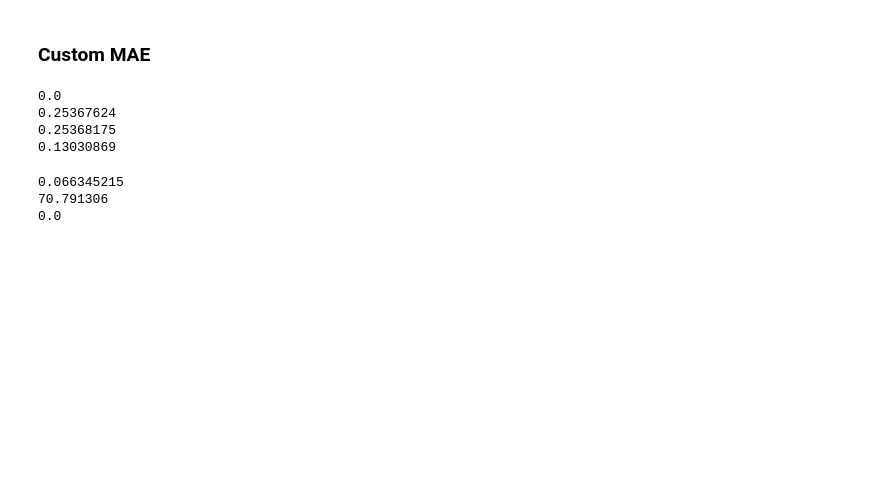
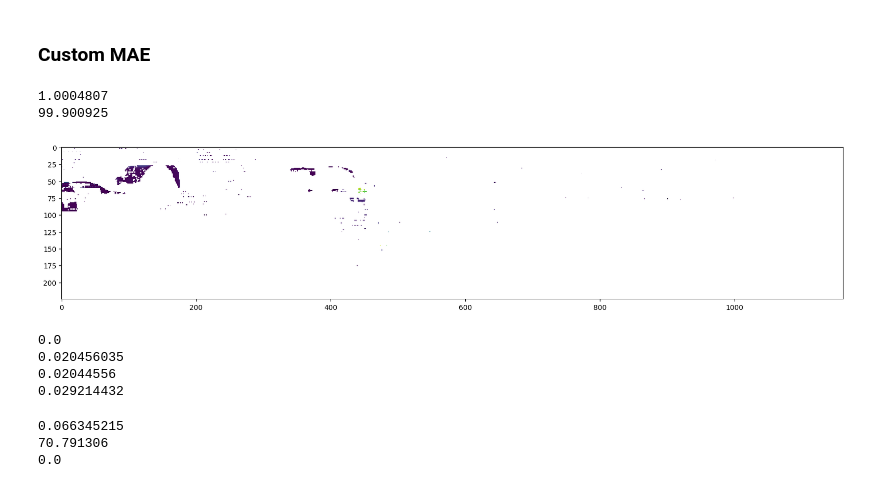
Before and after one commit to ayusufsirin/stereo_vision_starter, a Jupyter notebook: kitti_v6.ipynb, the cells around one changed output. Cells and saved outputs as stored; diff of their text form; code cells hidden in the pictures; blank space fills up the shorter version.

Commit message:
Error calculation successful refactor

```diff
--- a/kitti_v6.ipynb
+++ b/kitti_v6.ipynb
@@ -132,8 +149,10 @@ array([[ 7.533745e-03, -9.999714e-01, -6.166020e-04, -4.069766e-03],
 # %%
 index = 0
 
-left_image = cv2.cvtColor(cv2.imread(left_image_paths[index]), cv2.COLOR_BGR2RGB)
-right_image = cv2.cvtColor(cv2.imread(right_image_paths[index]), cv2.COLOR_BGR2RGB)
+left_image = cv2.cvtColor(cv2.imread(
+    left_image_paths[index]), cv2.COLOR_BGR2RGB)
+right_image = cv2.cvtColor(cv2.imread(
+    right_image_paths[index]), cv2.COLOR_BGR2RGB)
 # %%
 print(f"The shape of an image is: {left_image.shape}")
 # %% [output]
@@ -307,19 +332,21 @@ def uvz_to_depth_map(uvz, image_shape):
     u, v, z = uvz
     u, v = u.astype(np.int32), v.astype(np.int32)
 
-    valid_indices = (u >= 0) & (u < image_shape[1]) & (v >= 0) & (v < image_shape[0])
+    valid_indices = (u >= 0) & (u < image_shape[1]) & (
+        v >= 0) & (v < image_shape[0])
     u, v, z = u[valid_indices], v[valid_indices], z[valid_indices]
 
     depth_map[v, u] = z
 
     return depth_map
 
+
 lidar_depth_map = uvz_to_depth_map((u, v, z), stereo_depth_map.shape)
 
 # TODO: Why not working?
 lidar_depth_map[lidar_depth_map == 0] = np.NAN
 
-plt.imshow(lidar_depth_map, cmap='rainbow_r');
+plt.imshow(lidar_depth_map, cmap='rainbow_r')
 # %% [output]
 [figure]
 # %% [markdown]
@@ -423,10 +450,11 @@ import cupy as cp
 # vlp_depth = cp.array(lidar_depth_map)
 # zed_depth = cp.array(stereo_depth_map)
 # rgb = cp.array(left_image)
-gt_depth = cp.array(gt_depth_map[150:,80:])
-vlp_depth = cp.array(lidar_depth_map[150:,80:])
-zed_depth = cp.array(stereo_depth_map[150:,80:])
-rgb = cp.array(left_image[150:,80:])
+gt_depth = cp.array(gt_depth_map[150:, 80:])
+vlp_depth = cp.array(lidar_depth_map[150:, 80:])
+zed_depth = cp.array(stereo_depth_map[150:, 80:])
+rgb = cp.array(left_image[150:, 80:])
+
 
 def fillB_withA(A, B):
     # Combine A and B, prioritizing non-NaN values in A
@@ -440,12 +468,14 @@ def fillB_withA(A, B):
 
     return combined
 
+
 print(cp.count_nonzero(cp.isnan(vlp_depth)))
 print(cp.count_nonzero(cp.isnan(zed_depth)))
 
 mask = cp.isnan(zed_depth)
 
-zed_depth = cp.array(cv2.inpaint(zed_depth.get(), mask.get().astype(np.uint8), 3, cv2.INPAINT_TELEA))
+zed_depth = cp.array(cv2.inpaint(
+    zed_depth.get(), mask.get().astype(np.uint8), 3, cv2.INPAINT_TELEA))
 
 # zed_depth[cp.isnan(zed_depth)] = vlp_depth.mean()
 # zed_depth[cp.isnan(zed_depth)] = vlp_depth.max()
@@ -456,7 +486,7 @@ zed_depth = fillB_withA(vlp_depth, zed_depth)
 
 print(cp.count_nonzero(cp.isnan(zed_depth)))
 
-plt.imshow(np.log(zed_depth.get()), cmap='rainbow_r');
+plt.imshow(np.log(zed_depth.get()), cmap='rainbow_r')
 # %% [output]
 245604
 17810
@@ -591,8 +623,25 @@ print(calculate_mae(vlp_depth.get(), gt_depth.get()))
 1.9960049
 # %% [markdown]
 ### Custom MAE
+# %%
+X = gt_depth.get() - pg_depth.get()
+X = np.ma.masked_invalid(X)
+X = np.abs(X)
+# X = np.ma.masked_equal(X, 0)
+# X = np.ma.masked_not_equal(X, 0)
+X = np.ma.masked_less(X, 1)
+X = np.ma.masked_greater(X, 100)
+
+plt.imshow(X)
+
+print(X.min())
+print(X.max())
+# %% [output]
+1.0004807
+99.900925
+[figure, added]
 # %%
-def calculate_custom_mae(predicted, ground_truth):
+def calculate_custom_mae(predicted, ground_truth, max_error=0.1):
     """
     Calculate a custom Mean Absolute Error (MAE) between predicted and ground truth images.
     NaN values in the ground truth are ignored. NaN values in the predicted image, where
@@ -605,10 +654,16 @@ def calculate_custom_mae(predicted, ground_truth):
     Returns:
     float: The custom MAE value.
     """
-    # Mask for valid pixels in ground truth
-    mae = np.nanmean(np.abs((ground_truth - predicted) / ground_truth))
+    error = (ground_truth - predicted)  / ground_truth
+
+    error = np.ma.masked_less(error, -max_error)
+    error = np.ma.masked_greater(error, max_error)
+    error = np.ma.masked_invalid(error)
+
+    mae = np.nanmean(np.abs(error))
 
     return mae
+
 
 print(calculate_custom_mae(gt_depth.get(), gt_depth.get()))
 print(calculate_custom_mae(pg_depth.get(), gt_depth.get()))
@@ -616,9 +671,9 @@ print(calculate_custom_mae(masked_zed_depth.get(), gt_depth.get()))
 print(calculate_custom_mae(vlp_depth.get(), gt_depth.get()))
 # %% [output]
 0.0
-0.25367624
-0.25368175
-0.13030869
+0.020456035
+0.02044556
+0.029214432
 # %%
 print(np.nan_to_num(pg_depth.get() - masked_zed_depth.get(), 0).max())
 print(np.nan_to_num(gt_depth.get() - masked_zed_depth.get(), 0).max())
```
Also changed, not shown: parts of 22 cells of this notebook.
